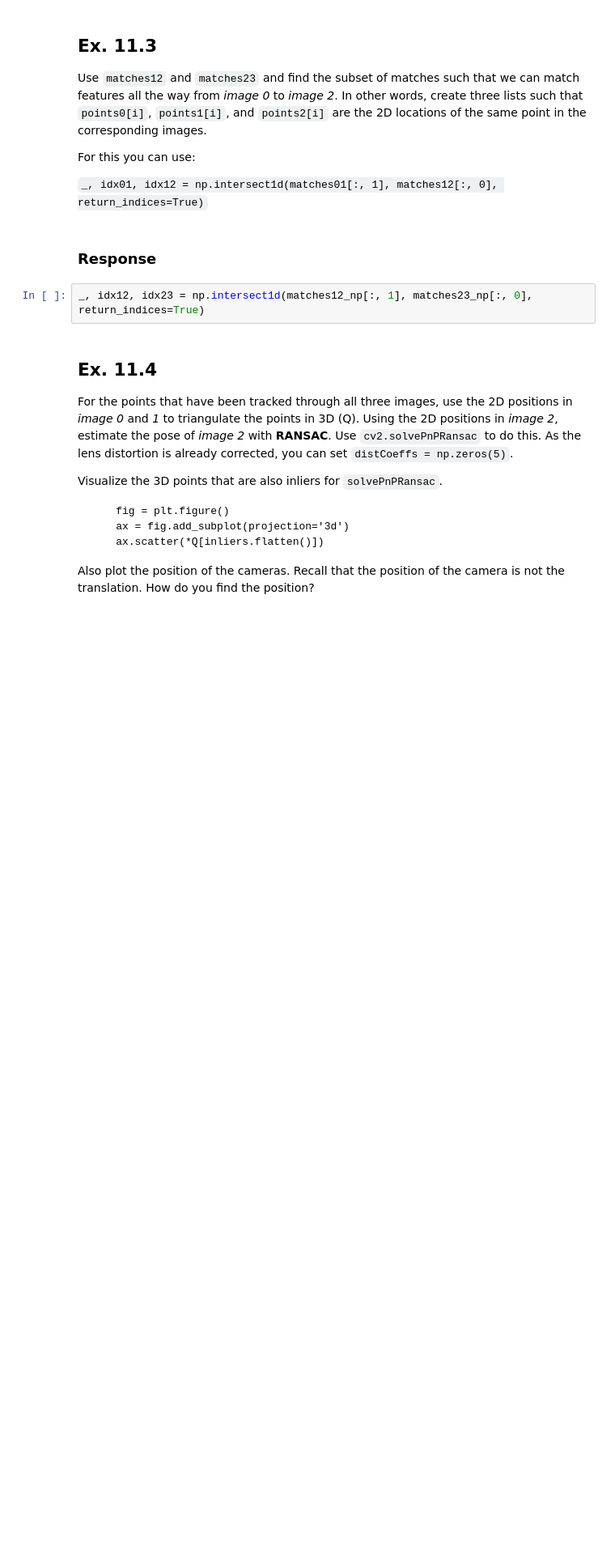
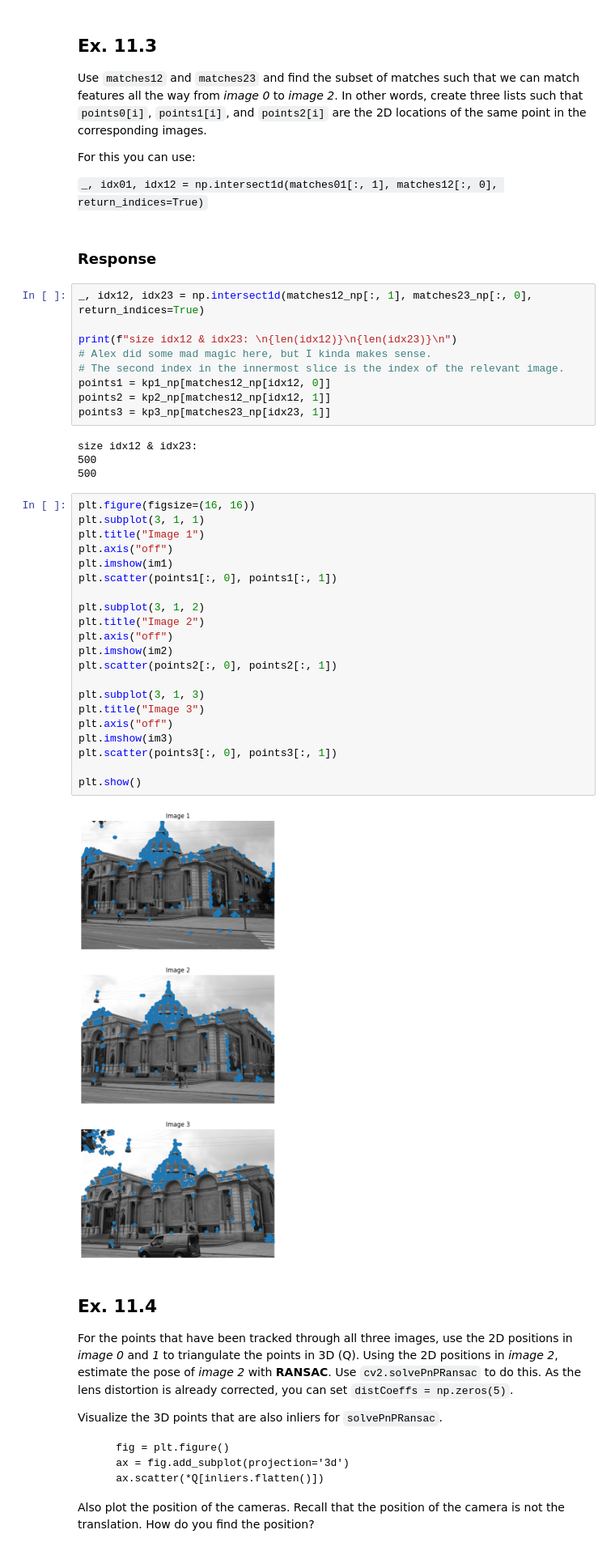
Before and after one commit to WeatherBoy/02504_Code, a Jupyter notebook: Ex11/ex11.ipynb, the cells around one changed output. Shown at 81% size. Drawn from its saved outputs; the diff is of its cells as text; blank space fills up the shorter version.

```diff
--- a/Ex11/ex11.ipynb
+++ b/Ex11/ex11.ipynb
@@ -411,8 +444,42 @@ For this you can use:
 `_, idx01, idx12 = np.intersect1d(matches01[:, 1], matches12[:, 0], return_indices=True)`
 # %% [markdown]
 ### Response
-# %%
-_, idx12, idx23 = np.intersect1d(matches12_np[:, 1], matches23_np[:, 0], return_indices=True)
+# %%
+_, idx12, idx23 = np.intersect1d(matches12_np[:, 1], matches23_np[:, 0], return_indices=True)
+
+print(f"size idx12 & idx23: \n{len(idx12)}\n{len(idx23)}\n")
+# Alex did some mad magic here, but I kinda makes sense.
+# The second index in the innermost slice is the index of the relevant image.
+points1 = kp1_np[matches12_np[idx12, 0]]
+points2 = kp2_np[matches12_np[idx12, 1]]
+points3 = kp3_np[matches23_np[idx23, 1]]
+# %% [output]
+size idx12 & idx23:
+500
+500
+# %%
+plt.figure(figsize=(16, 16))
+plt.subplot(3, 1, 1)
+plt.title("Image 1")
+plt.axis("off")
+plt.imshow(im1)
+plt.scatter(points1[:, 0], points1[:, 1])
+
+plt.subplot(3, 1, 2)
+plt.title("Image 2")
+plt.axis("off")
+plt.imshow(im2)
+plt.scatter(points2[:, 0], points2[:, 1])
+
+plt.subplot(3, 1, 3)
+plt.title("Image 3")
+plt.axis("off")
+plt.imshow(im3)
+plt.scatter(points3[:, 0], points3[:, 1])
+
+plt.show()
+# %% [output]
+[figure, added]
 # %% [markdown]
 ## Ex. 11.4
 
```
Also changed, not shown: parts of 14 cells of this notebook.
